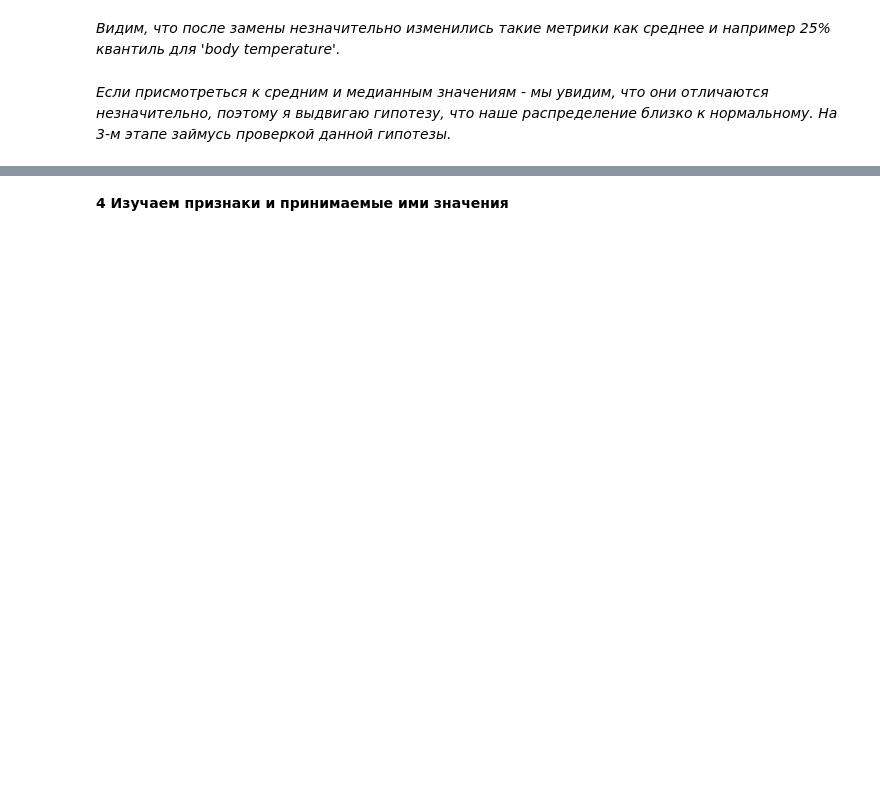
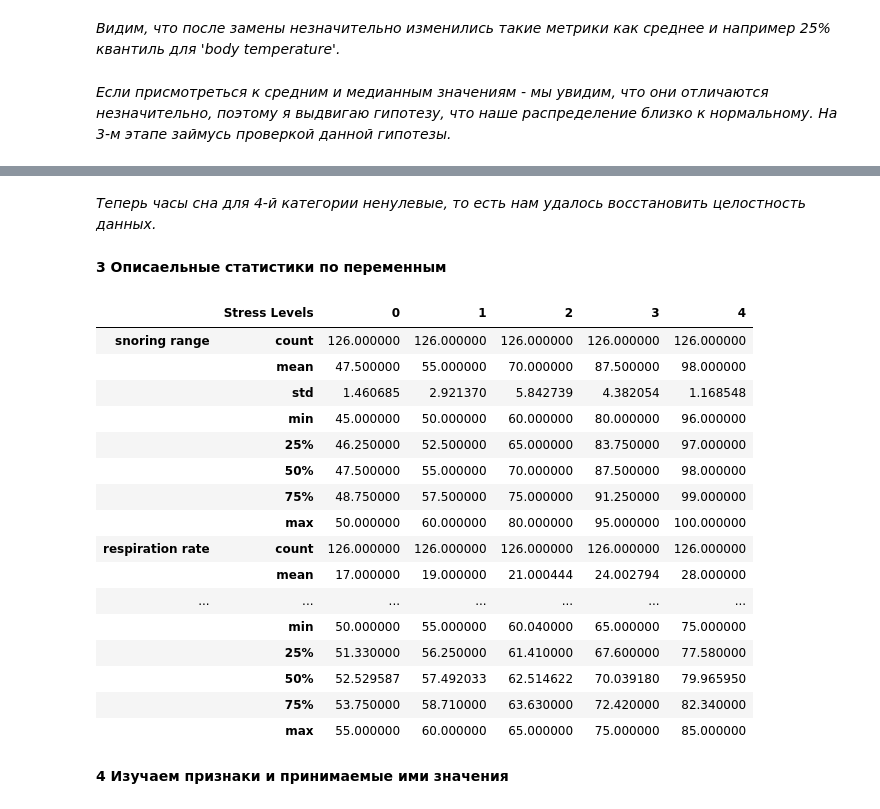
Before and after one commit to ealennikova/ABD-PRJ-25-29, a Jupyter notebook: Checkpoint 2/data_eda.ipynb, the cells around one changed output, grey strips where cells are left out. Saved outputs shown, nothing was run; the diff lists cells and outputs as text; code cells hidden in the pictures; blank space fills up the shorter version.

```diff
--- a/Checkpoint 2/data_eda.ipynb
+++ b/Checkpoint 2/data_eda.ipynb
@@ -263,3 +436,30 @@ stressed_df.describe()
+# %% [markdown]
+*Теперь часы сна для 4-й категории ненулевые, то есть нам удалось восстановить целостность данных.*
+# %% [markdown]
+**3 Описаельные статистики по переменным**
+# %%
+# Настройка параметров отображения для вывода всех строк
+pd.set_option('display.max_rows', None)
+# Выведем описательные статистики по переменным с группировкой по уровням стресса
+stressed_df.groupby('Stress Levels').describe().T
+# %% [output]
+|  | Stress Levels | 0 | 1 | 2 | 3 | 4 |
+| snoring range | count | 126.000000 | 126.000000 | 126.000000 | 126.000000 | 126.000000 |
+|  | mean | 47.500000 | 55.000000 | 70.000000 | 87.500000 | 98.000000 |
+|  | std | 1.460685 | 2.921370 | 5.842739 | 4.382054 | 1.168548 |
+|  | min | 45.000000 | 50.000000 | 60.000000 | 80.000000 | 96.000000 |
+|  | 25% | 46.250000 | 52.500000 | 65.000000 | 83.750000 | 97.000000 |
+|  | 50% | 47.500000 | 55.000000 | 70.000000 | 87.500000 | 98.000000 |
+|  | 75% | 48.750000 | 57.500000 | 75.000000 | 91.250000 | 99.000000 |
+|  | max | 50.000000 | 60.000000 | 80.000000 | 95.000000 | 100.000000 |
+| respiration rate | count | 126.000000 | 126.000000 | 126.000000 | 126.000000 | 126.000000 |
+|  | mean | 17.000000 | 19.000000 | 21.000444 | 24.002794 | 28.000000 |
+| ... | ... | ... | ... | ... | ... | ... |
+|  | min | 50.000000 | 55.000000 | 60.040000 | 65.000000 | 75.000000 |
+|  | 25% | 51.330000 | 56.250000 | 61.410000 | 67.600000 | 77.580000 |
+|  | 50% | 52.529587 | 57.492033 | 62.514622 | 70.039180 | 79.965950 |
+|  | 75% | 53.750000 | 58.710000 | 63.630000 | 72.420000 | 82.340000 |
+|  | max | 55.000000 | 60.000000 | 65.000000 | 75.000000 | 85.000000 |
 # %% [markdown]
 **4 Изучаем признаки и принимаемые ими значения**
 # %%
```
Also changed, not shown: parts of 22 cells of this notebook.
